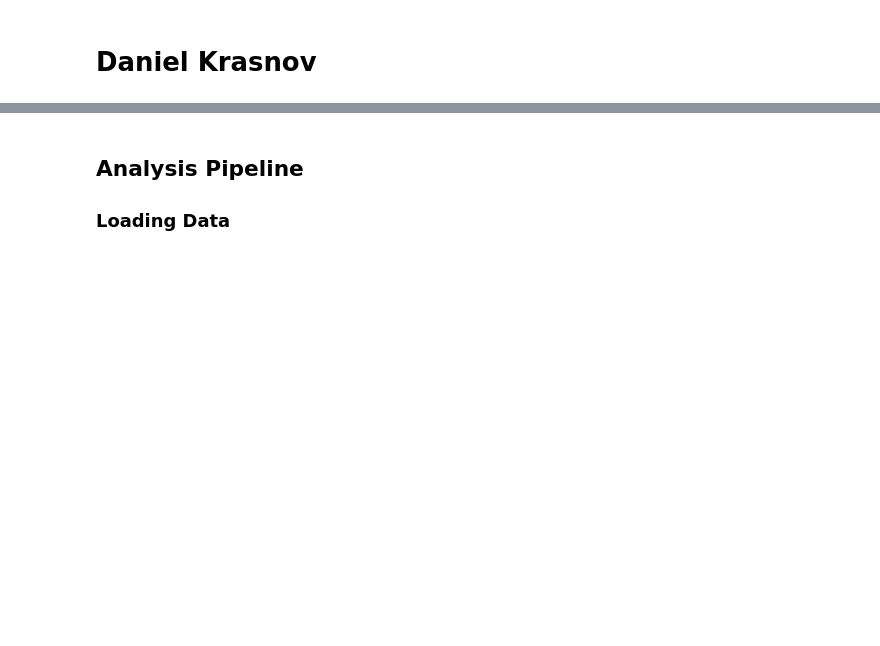
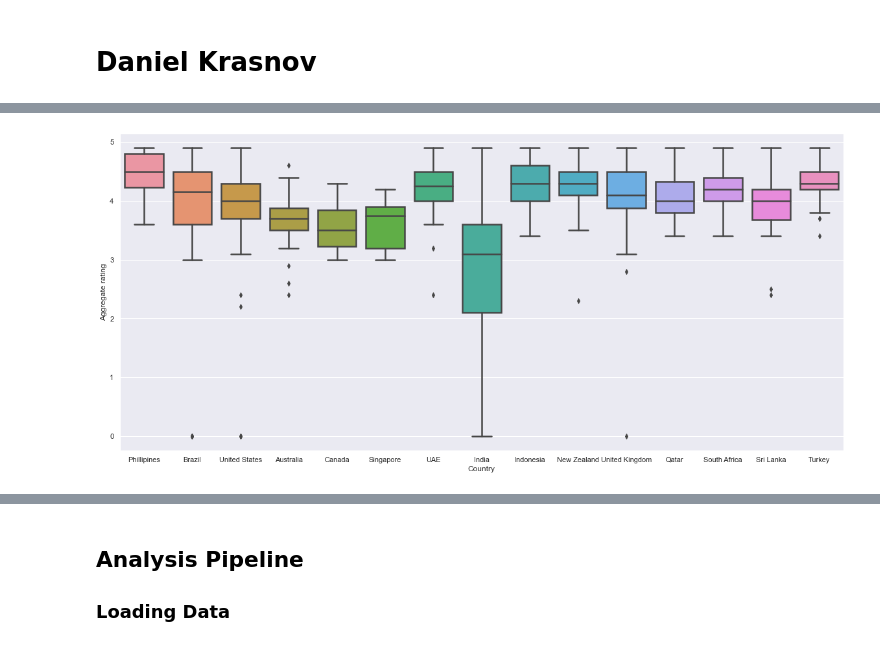
Before and after one commit to data301-2021-winter1/group28-project, a Jupyter notebook: notebooks/analysis1.ipynb, the cells around one changed output, grey strips where cells are left out. Drawn from its saved outputs; the diff is of its cells as text; code cells hidden in the pictures; blank space fills up the shorter version.

```diff
--- a/notebooks/analysis1.ipynb
+++ b/notebooks/analysis1.ipynb
@@ -5,0 +105,7 @@ Does where you are in the world (country/city/longitude and latitude) affect the
+# %%
+#Drop rows with missing values
+zomatoCSV = zomatoCSV[zomatoCSV.notnull()]
+#Double check for missing values
+print(zomatoCSV.isna().any())
+#Check for any duplicate values
+print(zomatoCSV.duplicated().any())
@@ -5,0 +175,4 @@ Does where you are in the world (country/city/longitude and latitude) affect the
+# %%
+#Adding Country column from countryCodesCSV to zomatoCSV
+zomatoCSV = pd.merge(zomatoCSV,countryCodesCSV, how = 'left', on='Country Code')
+zomatoCSV.head()
@@ -5,0 +186,4 @@ Does where you are in the world (country/city/longitude and latitude) affect the
+# %%
+plot = sns.boxplot(x="Country", y="Aggregate rating", data=zomatoCSV, linewidth=2.5 )
+# %% [output]
+[figure, added]
```
Also changed, not shown: parts of 43 cells of this notebook.
